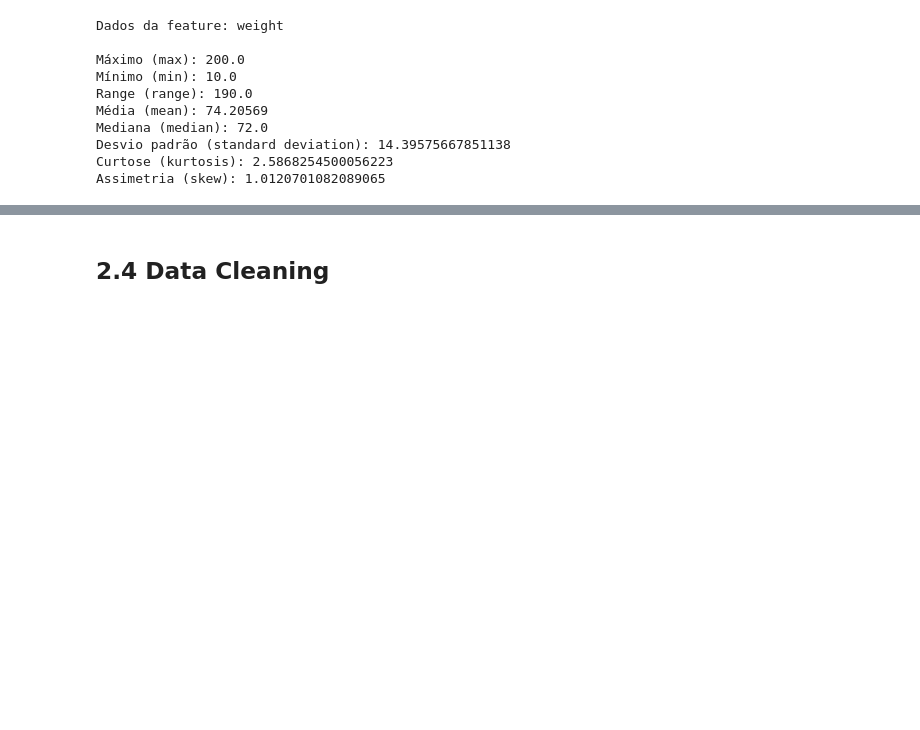
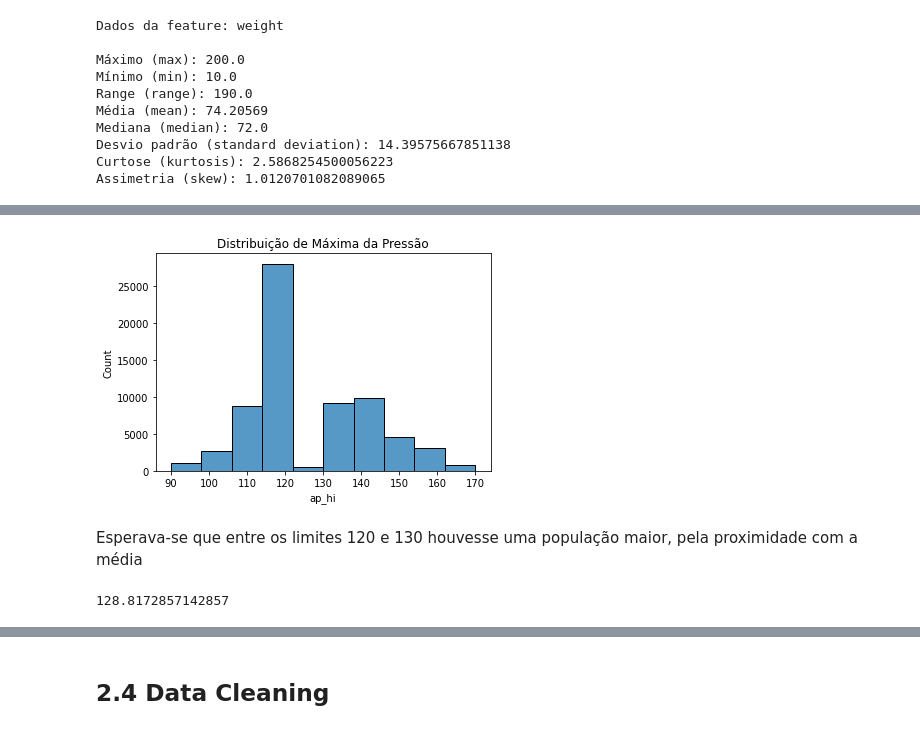
Before and after one commit to Samoelmoura/cardio_diseases_predict, a Jupyter notebook: notebooks/cardio_diseases_predict.ipynb, the cells around one changed output, grey strips where cells are left out. Cells and saved outputs as stored; diff of their text form; code cells hidden in the pictures; blank space fills up the shorter version.

```diff
--- a/notebooks/cardio_diseases_predict.ipynb
+++ b/notebooks/cardio_diseases_predict.ipynb
@@ -307,0 +464,6 @@ Assimetria (skew): 1.0120701082089065
+# %%
+outliers_indices, li, ls = buscar_outliers(df, 'ap_hi')
+
+print(f'Há um total de {len(outliers_indices)} outliers')
+print(f'Há um total de: {df.loc[df["ap_hi"]<li, "id"].count()} outliers com Máxima de Pressão mais BAIXO que a normalidade')
+print(f'Há um total de: {df.loc[df["ap_hi"]>ls, "id"].count()} outliers com Máxima de Pressão mais ALTO que a normalidade')
@@ -307,0 +487,11 @@ Assimetria (skew): 1.0120701082089065
+# %%
+sns.histplot(df.drop(outliers_indices)['ap_hi'], bins=10)
+plt.title('Distribuição de Máxima da Pressão');
+# %% [output]
+[figure, added]
+# %% [markdown]
+Esperava-se que entre os limites 120 e 130 houvesse uma população maior, pela proximidade com a média
+# %%
+df['ap_hi'].mean()
+# %% [output]
+128.8172857142857
```
Also changed, not shown: parts of 46 cells of this notebook.
